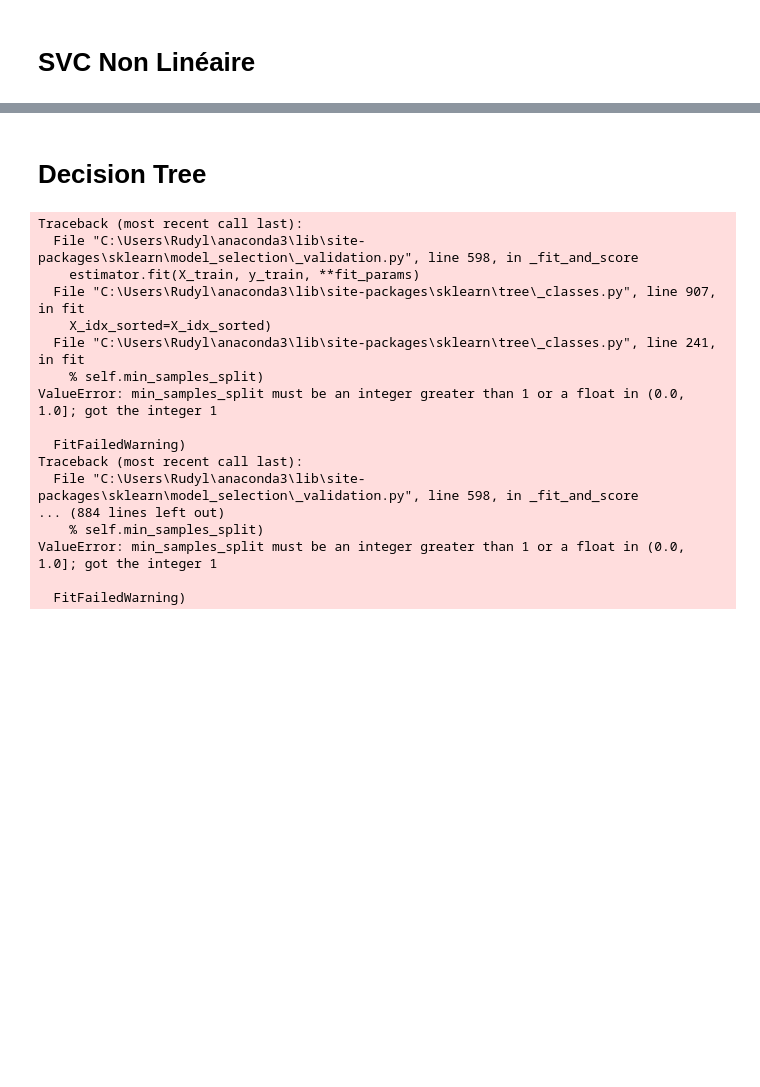
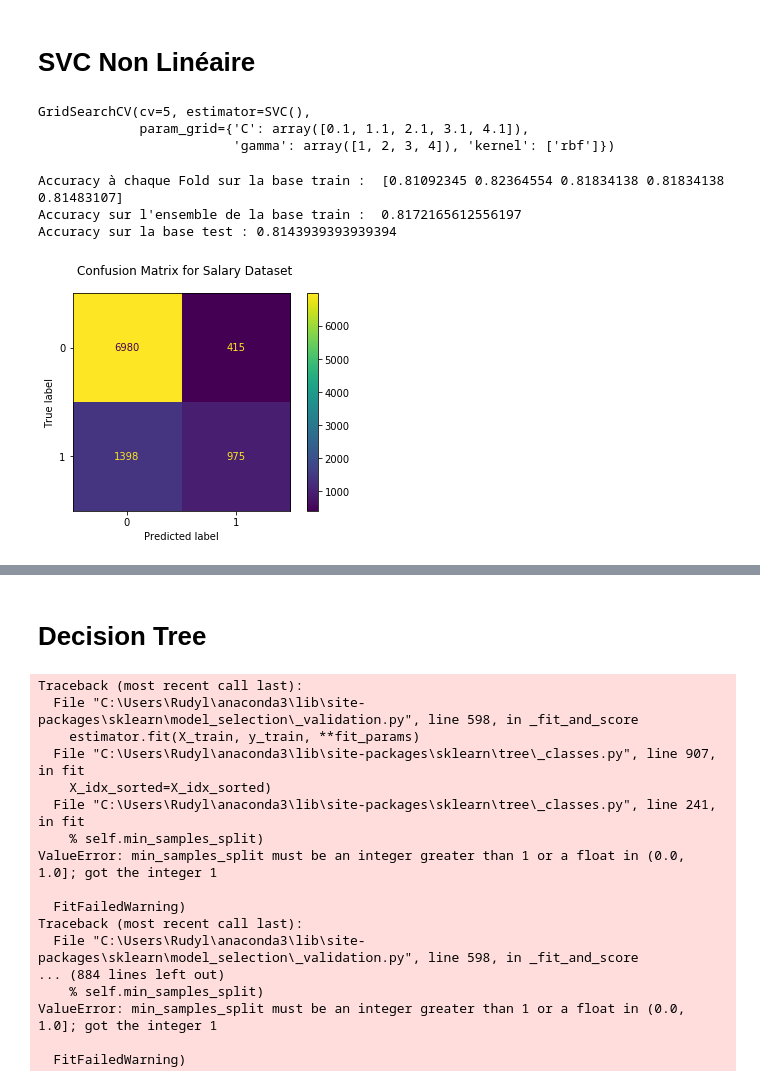
Before and after one commit to RudyLo/Projet_ML, a Jupyter notebook: TP2.ipynb, the cells around one changed output, grey strips where cells are left out. Saved outputs shown, nothing was run; the diff lists cells and outputs as text; code cells hidden in the pictures; blank space fills up the shorter version.

```diff
--- a/TP2.ipynb
+++ b/TP2.ipynb
@@ -310,29 +320,37 @@ GridSearchCV(cv=5, estimator=MLPClassifier(),
 # %% [markdown]
 # SVC Non Linéaire
 # %%
-##from sklearn import svm
+from sklearn import svm
 
 #On initialise les paramètres à tester
-##param_grid = {'kernel': 'rbf',
-             #'gamma': np.arange(1,5),##
-             #'C': np.arange(0.1,10)}
+param_grid = {'kernel': ['rbf'],
+             'gamma': np.arange(1,5),
+             'C': np.arange(0.1,5)}
 
-##grid = GridSearchCV(SVC(), param_grid, cv = 5)
+grid = GridSearchCV(SVC(), param_grid, cv = 5)
 # %%
-#grid.fit(X_train, y_train)
+grid.fit(X_train, y_train)
+# %% [output]
+GridSearchCV(cv=5, estimator=SVC(),
+             param_grid={'C': array([0.1, 1.1, 2.1, 3.1, 4.1]),
+                         'gamma': array([1, 2, 3, 4]), 'kernel': ['rbf']})
+# %%
+clf_gsvc = grid.best_estimator_
+score_train_mean = grid.best_score_
 # %%
-# fit the model
-#clf_nsvc = svm.SVC(kernel = "rbf", gamma=0.1, C=1).fit(X_train, y_train)
+score_gsvc = cross_val_score(clf_gsvc, X_train, y_train, cv=5, scoring="accuracy")
 
-
-#score_nsvc = cross_val_score(clf_nsvc, X_train, y_train, cv=5, scoring="accuracy")
-
-#print("Accuracy à chaque Fold sur la base train : ", score_nsvc)
-#print("Accuracy sur l'ensemble de la base train : ", score_nsvc.mean())
-#print("Accuracy sur la base test :",clf_nsvc.score(X_test,y_test))#
-
-
-
-#fig = plot_confusion_matrix(clf_nsvc, X_test, y_test, display_labels=clf_nsvc.classes_)
-#fig.figure_.suptitle("Confusion Matrix for Salary Dataset")
-#plt.show()
+print("Accuracy à chaque Fold sur la base train : ", score_gsvc)
+print("Accuracy sur l'ensemble de la base train : ", score_gsvc.mean())
+print("Accuracy sur la base test :",clf_gsvc.score(X_test,y_test))
+# %% [output]
+Accuracy à chaque Fold sur la base train :  [0.81092345 0.82364554 0.81834138 0.81834138 0.81483107]
+Accuracy sur l'ensemble de la base train :  0.8172165612556197
+Accuracy sur la base test : 0.8143939393939394
+# %%
+
+fig = plot_confusion_matrix(clf_gsvc, X_test, y_test, display_labels=clf_gsvc.classes_)
+fig.figure_.suptitle("Confusion Matrix for Salary Dataset")
+plt.show()
+# %% [output]
+[figure, added]
```
Also changed, not shown: parts of 11 cells of this notebook, 5 other files.
